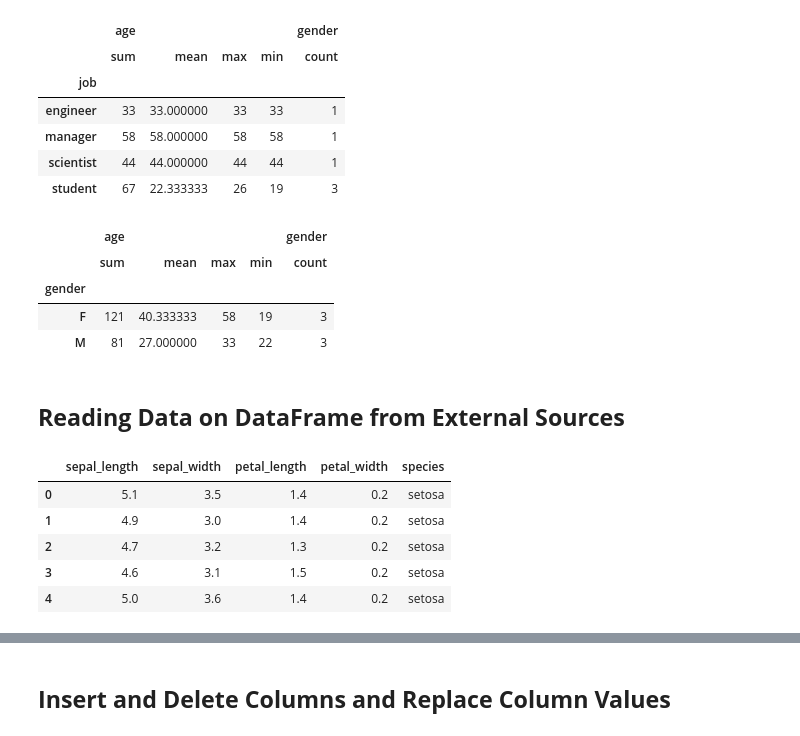
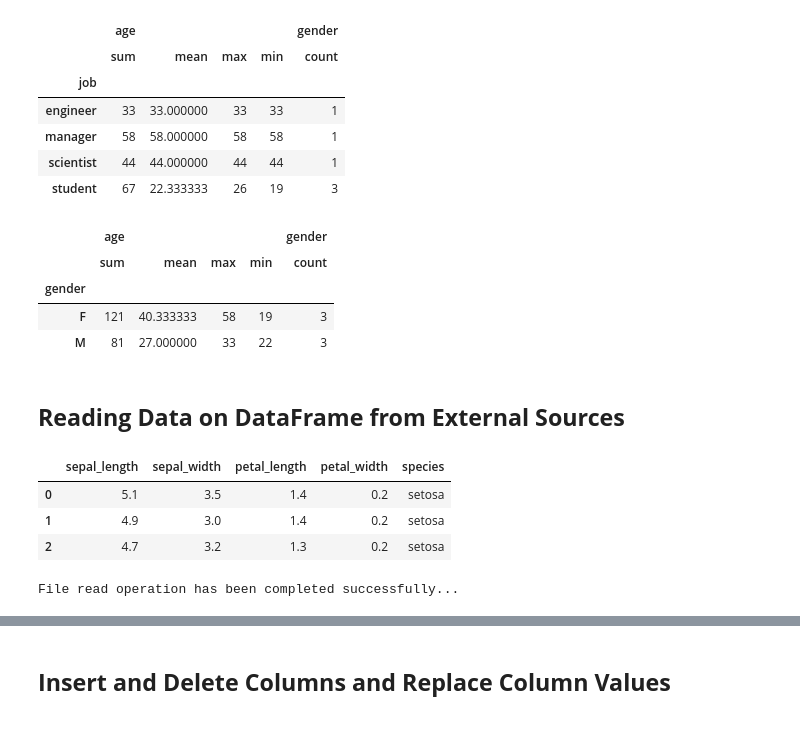
Before and after one commit to toarnabtrainer/AEC_ML_Batch_1_August_2026, a Jupyter notebook: Pandas.ipynb, the cells around one changed output, grey strips where cells are left out. Drawn from its saved outputs; the diff is of its cells as text; code cells hidden in the pictures.

```diff
--- a/Pandas.ipynb
+++ b/Pandas.ipynb
@@ -1364,29 +1364,34 @@ display(grouped_df)
 | manager | 58 | 58.000000 | 58 | 58 | 1 |
 | scientist | 44 | 44.000000 | 44 | 44 | 1 |
 | student | 67 | 22.333333 | 26 | 19 | 3 |
-# %%
-df = users.copy()
-grouped_df = df.groupby('gender').agg({'age':['sum','mean','max','min'], 'gender':'count'})
-display(grouped_df)
-# %% [output]
-|  | age |  |  |  | gender |
-|  | sum | mean | max | min | count |
-| gender |  |  |  |  |  |
-| F | 121 | 40.333333 | 58 | 19 | 3 |
-| M | 81 | 27.000000 | 33 | 22 | 3 |
+# %%
+df = users.copy()
+grouped_df = df.groupby('gender').agg({'age':['sum','mean','max','min'], 'gender':'count'})
+display(grouped_df)
+# %% [output]
+|  | age |  |  |  | gender |
+|  | sum | mean | max | min | count |
+| gender |  |  |  |  |  |
+| F | 121 | 40.333333 | 58 | 19 | 3 |
+| M | 81 | 27.000000 | 33 | 22 | 3 |
 # %% [markdown]
 ## **Reading Data on DataFrame from External Sources**
 # %%
-# df = pd.read_csv("iris.csv")
-# df = pd.read_csv("C:\\Users\\arnab\\AEC_ML_Batch_1_Aug_2026\\iris.csv")
-# df = pd.read_csv("C:/Users/arnab/AEC_ML_Batch_1_Aug_2026/iris.csv")
-# df = pd.read_csv("C://Users//arnab//AEC_ML_Batch_1_Aug_2026//iris.csv")
-df = pd.read_csv("C:\\Users//arnab\\AEC_ML_Batch_1_Aug_2026/iris.csv")
-df.head()
+try:
+    # df = pd.read_csv("iris.csv")
+    # df = pd.read_csv("C:\\Users\\arnab\\AEC_ML_Batch_1_Aug_2026\\iris.csv")
+    # df = pd.read_csv("C:/Users/arnab/AEC_ML_Batch_1_Aug_2026/iris.csv")
+    # df = pd.read_csv("C://Users//arnab//AEC_ML_Batch_1_Aug_2026//iris.csv")
+    # df = pd.read_csv("C:\\Users//arnab\\AEC_ML_Batch_1_Aug_2026/iris.csv")
+    df = pd.read_csv("https://raw.githubusercontent.com/toarnabtrainer/AEC_ML_Batch_1_August_2026/refs/heads/main/Datafile/iris.csv")
+    display(df.head(3))
+except:
+    print("No file found to read an open...")
+    print("File access error...!!!")
+print("File read operation has been completed successfully...")
 # %% [output]
 |  | sepal_length | sepal_width | petal_length | petal_width | species |
 | 0 | 5.1 | 3.5 | 1.4 | 0.2 | setosa |
 | 1 | 4.9 | 3.0 | 1.4 | 0.2 | setosa |
 | 2 | 4.7 | 3.2 | 1.3 | 0.2 | setosa |
-| 3 | 4.6 | 3.1 | 1.5 | 0.2 | setosa |
-| 4 | 5.0 | 3.6 | 1.4 | 0.2 | setosa |
+File read operation has been completed successfully...
```
Also changed, not shown: parts of 15 cells of this notebook, 1 other file.
